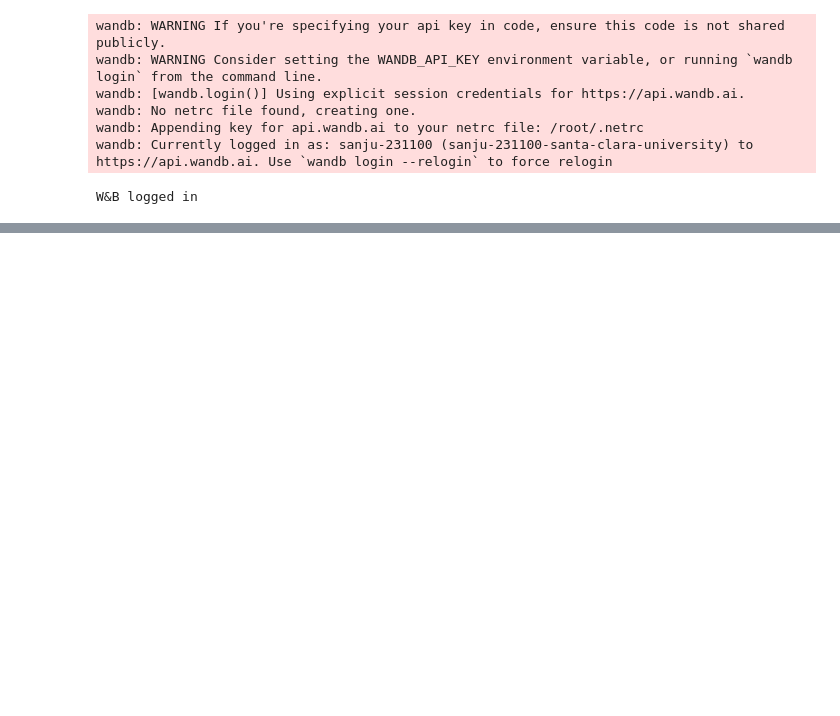
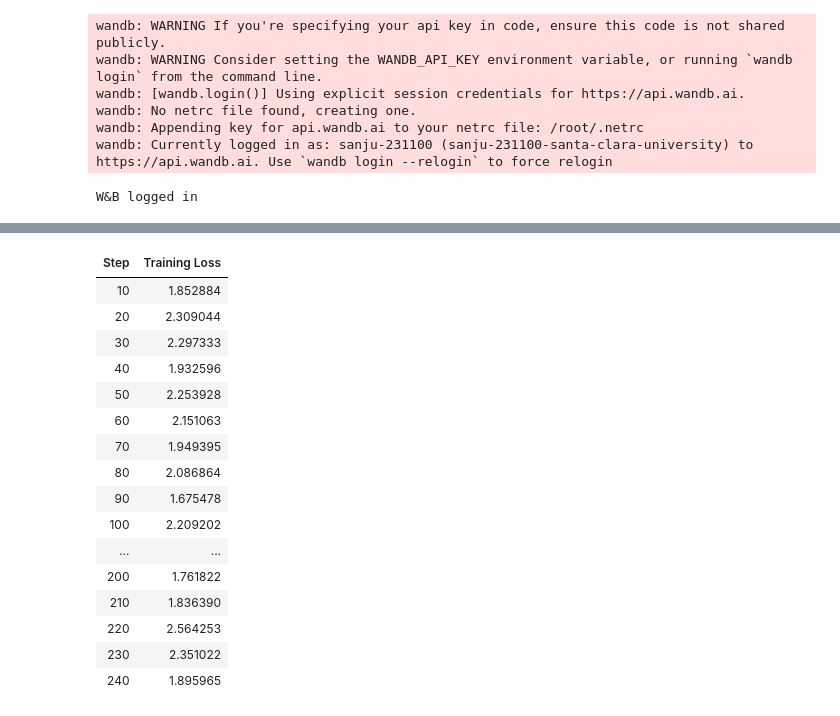
Before and after one commit to sanjana231100/hr-llm-alignment, a Jupyter notebook: notebookc96739f2ac.ipynb, the cells around one changed output, grey strips where cells are left out. Saved outputs shown, nothing was run; the diff lists cells and outputs as text; code cells hidden in the pictures; blank space fills up the shorter version.

Commit message:
Kaggle Notebook | notebookc96739f2ac | Version 5

```diff
--- a/notebookc96739f2ac.ipynb
+++ b/notebookc96739f2ac.ipynb
@@ -223,0 +67,5 @@ Model saved.
+# %%
+print("Loading preference pairs...")
+raw_dataset = load_dataset("Anthropic/hh-rlhf", split="train")
+reward_dataset = raw_dataset.select(range(2000))
+print(f"Reward dataset size: {len(reward_dataset)}")
@@ -223,0 +76,6 @@ Model saved.
+# %%
+tokenizer = AutoTokenizer.from_pretrained("mistralai/Mistral-7B-v0.1")
+tokenizer.pad_token = tokenizer.eos_token
+tokenizer.pad_token_id = tokenizer.eos_token_id
+tokenizer.padding_side = "right"
+print("Tokenizer ready")
@@ -223,0 +84,70 @@ Model saved.
+# %%
+bnb_config = BitsAndBytesConfig(
+    load_in_4bit=True,
+    bnb_4bit_quant_type="nf4",
+    bnb_4bit_compute_dtype=torch.float16,
+    bnb_4bit_use_double_quant=True,
+)
+
+peft_config = LoraConfig(
+    task_type=TaskType.SEQ_CLS,
+    r=8,
+    lora_alpha=16,
+    lora_dropout=0.05,
+    target_modules=["q_proj", "v_proj"],
+    bias="none",
+)
+
+print("Loading reward model...")
+reward_model = AutoModelForSequenceClassification.from_pretrained(
+    "mistralai/Mistral-7B-v0.1",
+    num_labels=1,
+    quantization_config=bnb_config,
+    device_map="auto",
+)
+reward_model.config.pad_token_id = tokenizer.pad_token_id
+reward_model = prepare_model_for_kbit_training(reward_model)
+reward_model = get_peft_model(reward_model, peft_config)
+
+# patch score layer dtype
+original_forward = reward_model.base_model.model.score.forward
+def patched_forward(x, *args, **kwargs):
+    x = x.to(torch.bfloat16)
+    return original_forward(x, *args, **kwargs)
+reward_model.base_model.model.score.forward = patched_forward
+
+reward_model.print_trainable_parameters()
+
+reward_config = RewardConfig(
+    output_dir="/kaggle/working/outputs/reward",
+    num_train_epochs=1,
+    per_device_train_batch_size=1,
+    gradient_accumulation_steps=8,
+    learning_rate=1e-5,
+    warmup_steps=10,
+    logging_steps=10,
+    save_steps=100,
+    report_to="wandb",
+    fp16=False,
+    bf16=False,
+    max_grad_norm=1.0,
+    max_length=512,
+    remove_unused_columns=False,
+    run_name="reward-model-mistral-7b-hr",
+)
+
+trainer = RewardTrainer(
+    model=reward_model,
+    args=reward_config,
+    train_dataset=reward_dataset,
+    processing_class=tokenizer,
+)
+
+print("Starting reward model training...")
+trainer.train()
+
+print("Saving reward model...")
+trainer.save_model("/kaggle/working/outputs/reward")
+tokenizer.save_pretrained("/kaggle/working/outputs/reward")
+print("Done.")
+# %% [output]
@@ -223,0 +174,17 @@ Model saved.
+| Step | Training Loss |
+| 10 | 1.852884 |
+| 20 | 2.309044 |
+| 30 | 2.297333 |
+| 40 | 1.932596 |
+| 50 | 2.253928 |
+| 60 | 2.151063 |
+| 70 | 1.949395 |
+| 80 | 2.086864 |
+| 90 | 1.675478 |
+| 100 | 2.209202 |
+| ... | ... |
+| 200 | 1.761822 |
+| 210 | 1.836390 |
+| 220 | 2.564253 |
+| 230 | 2.351022 |
+| 240 | 1.895965 |
```
Also changed, not shown: parts of 14 cells of this notebook.
